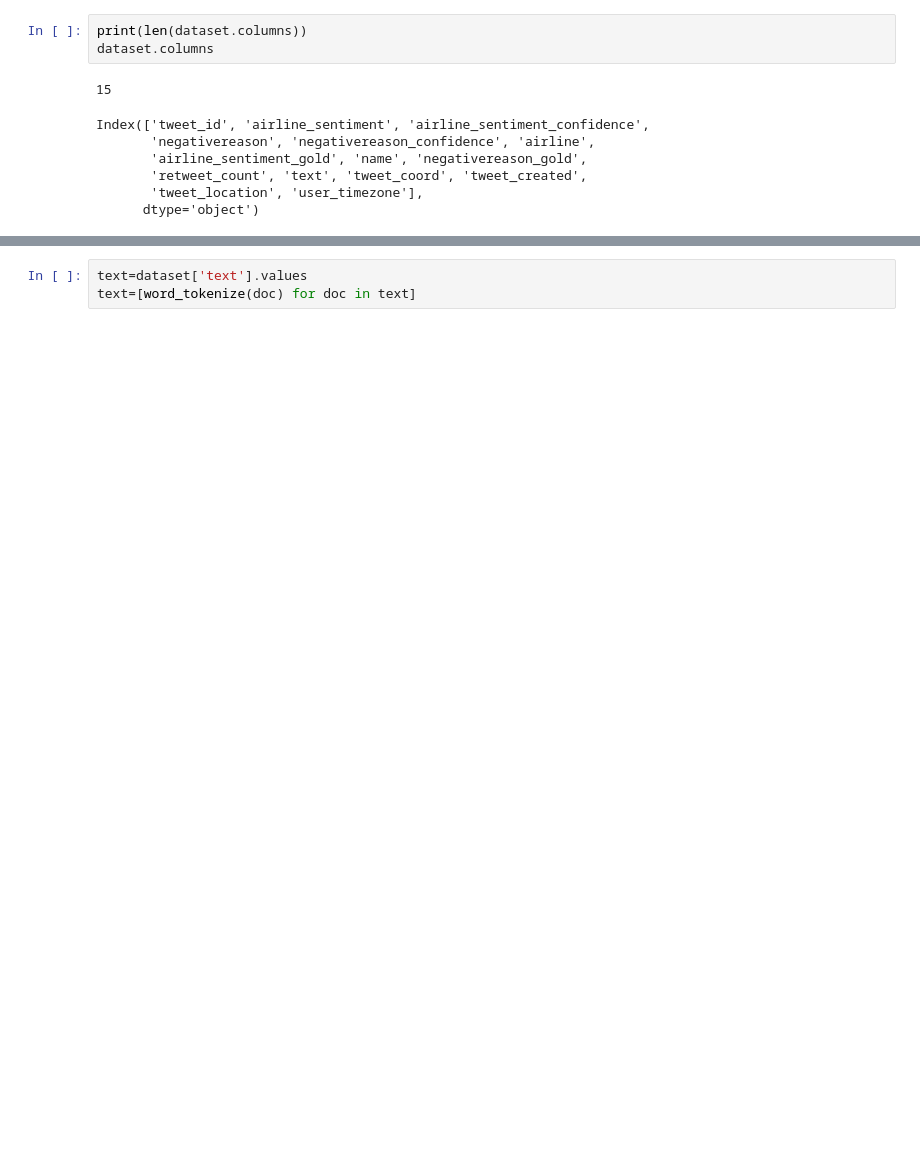
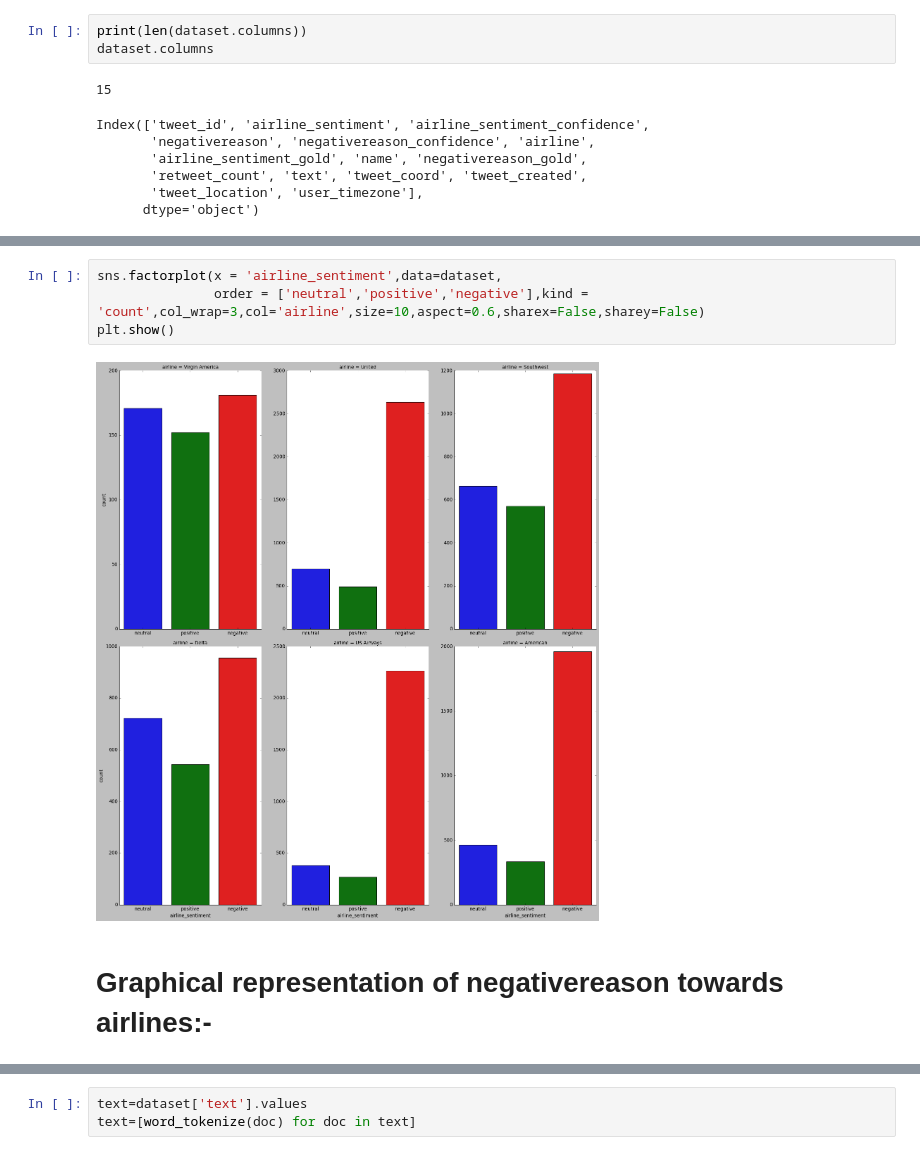
Before and after one commit to sherifRoshdy/NLP-project, a Jupyter notebook: Sentiment Analysis .ipynb, the cells around one changed output, grey strips where cells are left out. Cells and saved outputs as stored; diff of their text form; blank space fills up the shorter version.

```diff
--- a/Sentiment Analysis .ipynb
+++ b/Sentiment Analysis .ipynb
@@ -60,0 +156,8 @@ Index(['tweet_id', 'airline_sentiment', 'airline_sentiment_confidence',
+# %%
+sns.factorplot(x = 'airline_sentiment',data=dataset,
+               order = ['neutral','positive','negative'],kind = 'count',col_wrap=3,col='airline',size=10,aspect=0.6,sharex=False,sharey=False)
+plt.show()
+# %% [output]
+[figure, added]
+# %% [markdown]
+# Graphical representation of negativereason towards airlines:-
```
Also changed, not shown: parts of 40 cells of this notebook, 1 other file.
